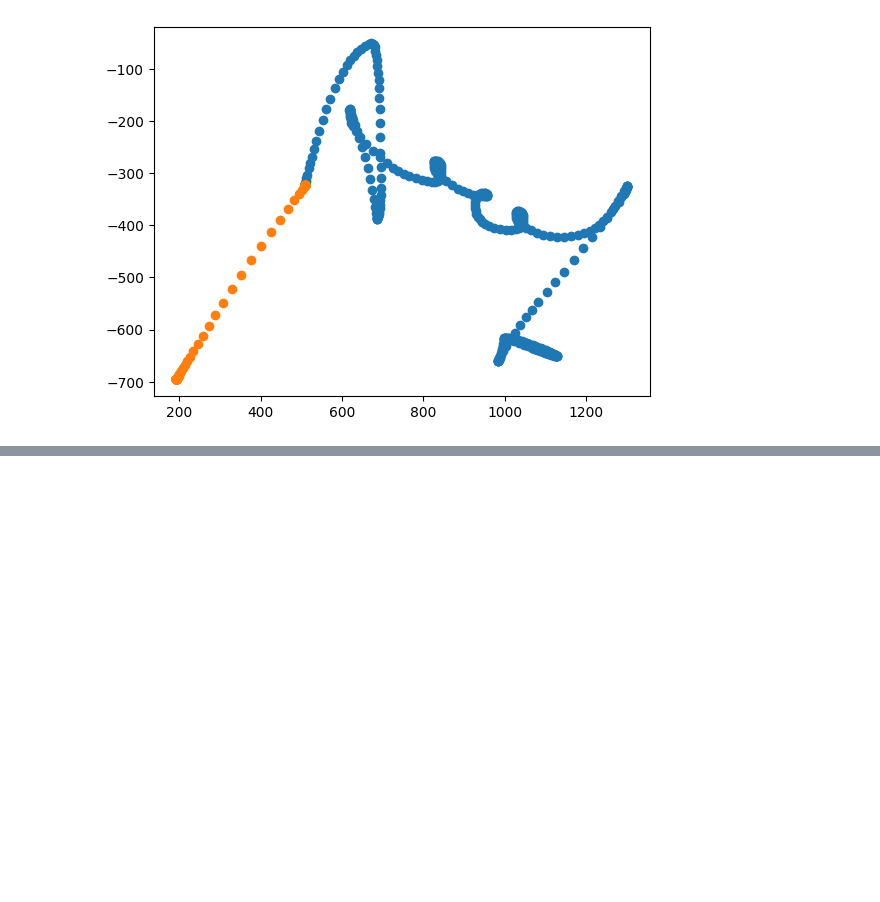
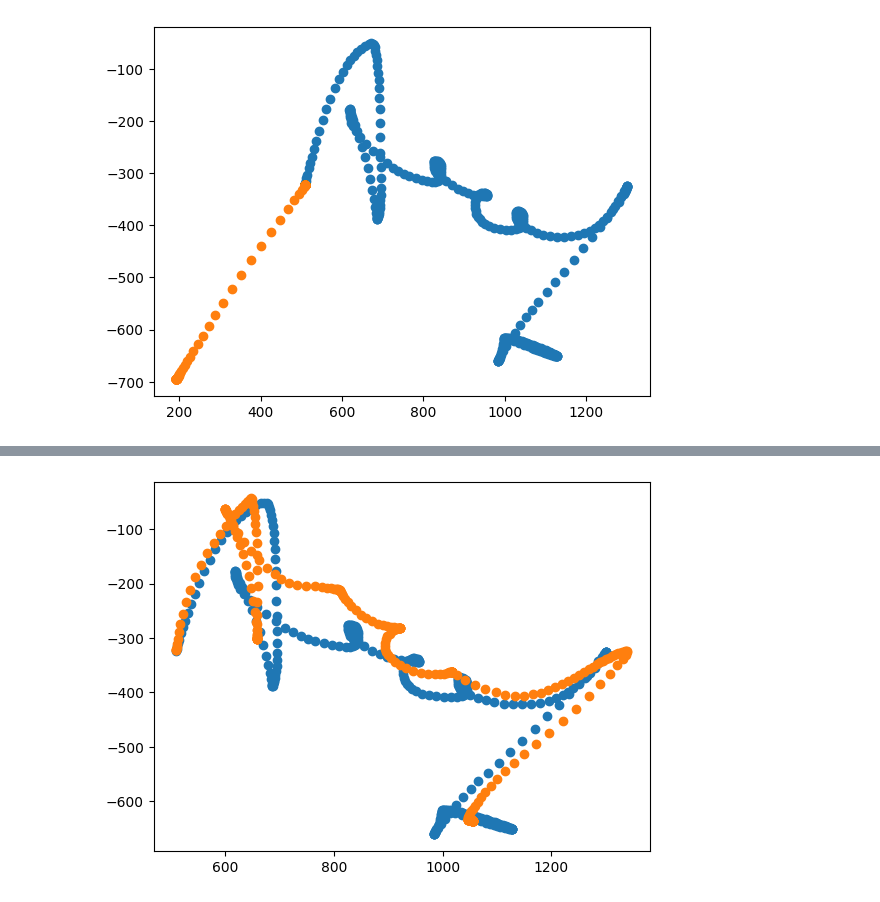
Before and after one commit to andrew-healey/sigma-lognormal, a Jupyter notebook: debug.ipynb, the cells around one changed output, grey strips where cells are left out. Saved outputs shown, nothing was run; the diff lists cells and outputs as text; code cells hidden in the pictures; blank space fills up the shorter version.

```diff
--- a/debug.ipynb
+++ b/debug.ipynb
@@ -74,13 +74,11 @@ plot_signals([signal])
 from beam_search import BeamSearch
 from action_plan import ActionPlan
 
-top_k = 10
-snr_threshold = 40 # I have no idea what to say for this.
+top_k = 2
+snr_threshold = 25 # I have no idea what to say for this.
 max_strokes = 14
 search = BeamSearch(signal,top_k,snr_threshold,max_strokes)
 
 demo_plan = ActionPlan([],signal.position[0])
 
 suggest_plans = search.get_next_action_plans([demo_plan])
-
-#out_stroke = search.search()
@@ -89,3 +90,5 @@ suggest_plan = suggest_plans[0]
 plot_signals([signal,suggest_plan.signal(signal.time)])
 # %% [output]
 [figure]
+# %%
+out_plan = search.search()
@@ -91,0 +113,4 @@ plot_signals([signal,suggest_plan.signal(signal.time)])
+# %%
+plot_signals([signal,out_plan.signal(signal.time)])
+# %% [output]
+[figure, added]
```
Also changed, not shown: parts of 3 cells of this notebook, 2 other files.
